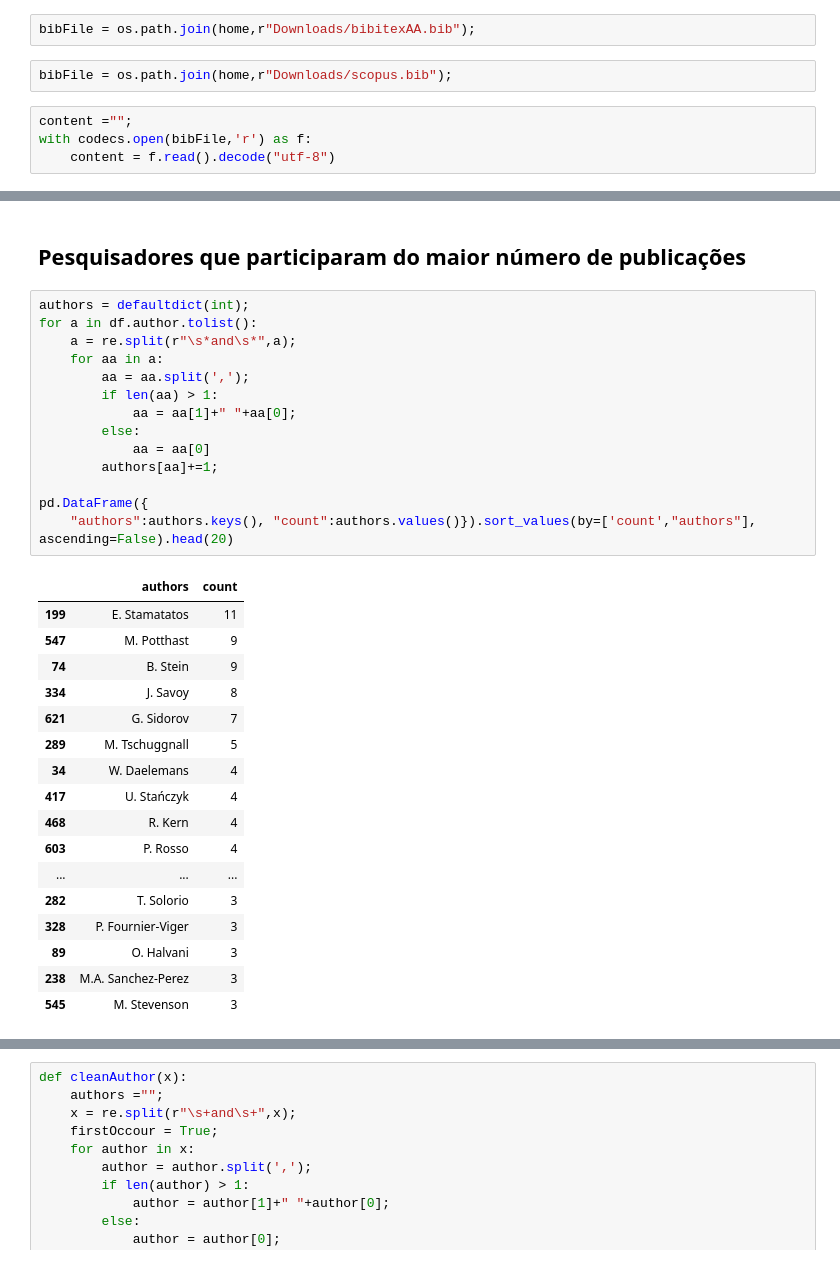
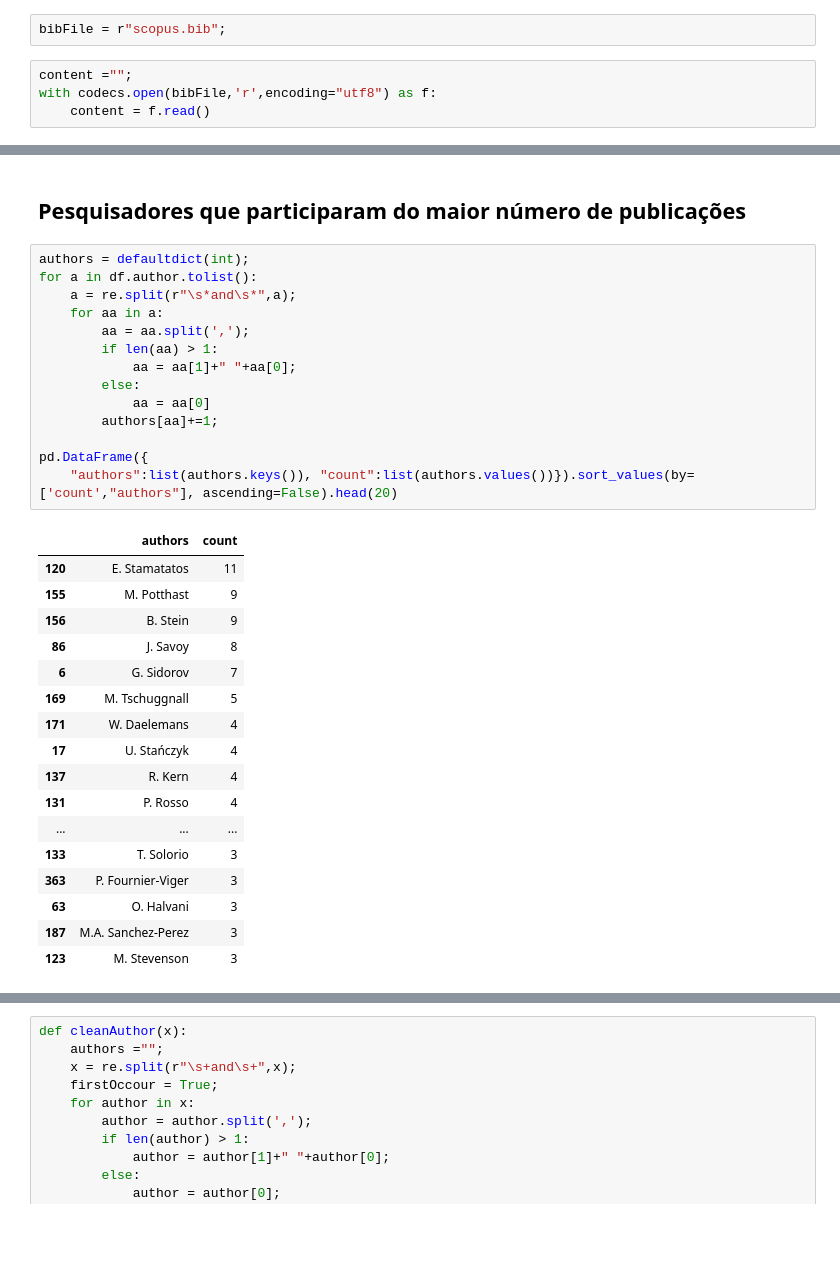
Before and after one commit to jeleandro/dataScienceNotebook, a Jupyter notebook: BibitextReader.ipynb, the cells around one changed output, grey strips where cells are left out. Saved outputs shown, nothing was run; the diff lists cells and outputs as text; blank space fills up the shorter version.

```diff
--- a/BibitextReader.ipynb
+++ b/BibitextReader.ipynb
@@ -12,13 +12,11 @@ import wordcloud
 # %%
 home = os.path.expanduser("~")
 # %%
-bibFile = os.path.join(home,r"Downloads/bibitexAA.bib");
+bibFile = r"scopus.bib";
-# %%
-bibFile = os.path.join(home,r"Downloads/scopus.bib");
 # %%
 content ="";
-with codecs.open(bibFile,'r') as f:
-    content = f.read().decode("utf-8")
+with codecs.open(bibFile,'r',encoding="utf8") as f:
+    content = f.read()
 # %%
 def parseBibtex(stringContent):
     entries = [];
@@ -162,35 +161,35 @@ df.head()
 # %%
 authors = defaultdict(int);
 for a in df.author.tolist():
     a = re.split(r"\s*and\s*",a);
     for aa in a:
         aa = aa.split(',');
         if len(aa) > 1:
             aa = aa[1]+" "+aa[0];
         else:
             aa = aa[0]
         authors[aa]+=1;
 
 pd.DataFrame({
-    "authors":authors.keys(), "count":authors.values()}).sort_values(by=['count',"authors"], ascending=False).head(20)
+    "authors":list(authors.keys()), "count":list(authors.values())}).sort_values(by=['count',"authors"], ascending=False).head(20)
 # %% [output]
 |  | authors | count |
-| 199 | E. Stamatatos | 11 |
-| 547 | M. Potthast | 9 |
-| 74 | B. Stein | 9 |
-| 334 | J. Savoy | 8 |
-| 621 | G. Sidorov | 7 |
-| 289 | M. Tschuggnall | 5 |
-| 34 | W. Daelemans | 4 |
-| 417 | U. Stańczyk | 4 |
-| 468 | R. Kern | 4 |
-| 603 | P. Rosso | 4 |
+| 120 | E. Stamatatos | 11 |
+| 155 | M. Potthast | 9 |
+| 156 | B. Stein | 9 |
+| 86 | J. Savoy | 8 |
+| 6 | G. Sidorov | 7 |
+| 169 | M. Tschuggnall | 5 |
+| 171 | W. Daelemans | 4 |
+| 17 | U. Stańczyk | 4 |
+| 137 | R. Kern | 4 |
+| 131 | P. Rosso | 4 |
 | ... | ... | ... |
-| 282 | T. Solorio | 3 |
-| 328 | P. Fournier-Viger | 3 |
-| 89 | O. Halvani | 3 |
-| 238 | M.A. Sanchez-Perez | 3 |
-| 545 | M. Stevenson | 3 |
+| 133 | T. Solorio | 3 |
+| 363 | P. Fournier-Viger | 3 |
+| 63 | O. Halvani | 3 |
+| 187 | M.A. Sanchez-Perez | 3 |
+| 123 | M. Stevenson | 3 |
 # %%
 authors = defaultdict(float);
 maxYear = float(df.year.max())
```
Also changed, not shown: parts of 17 cells of this notebook, 1 other file.
